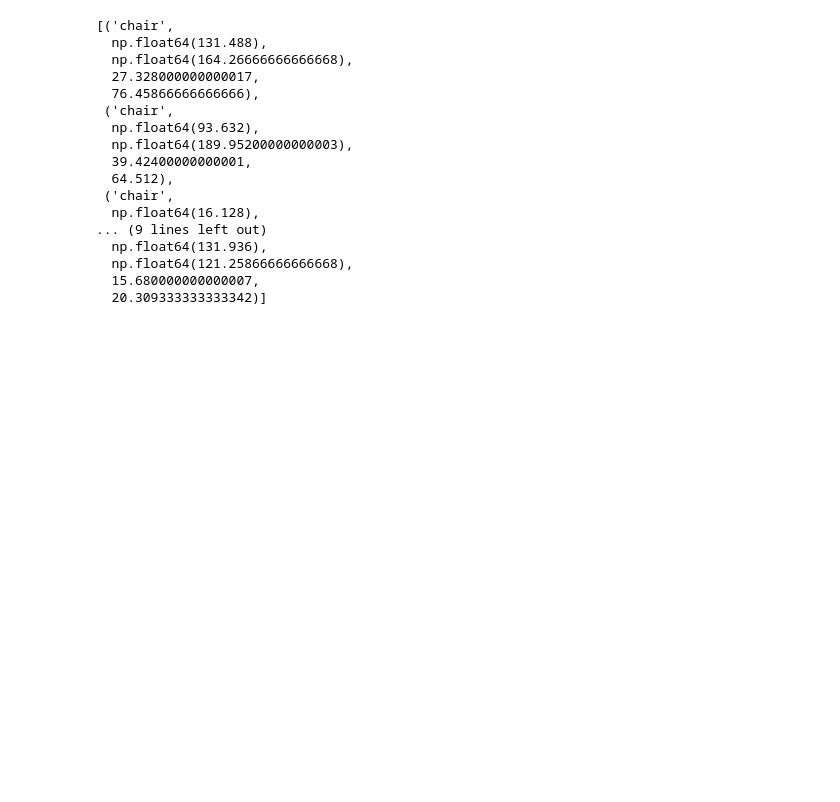
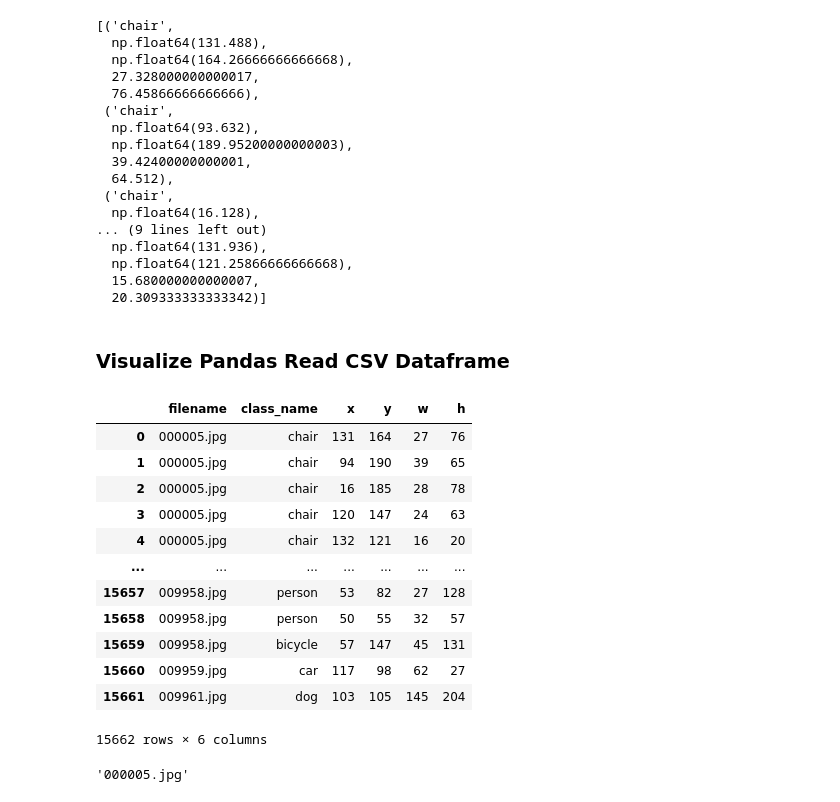
Before and after one commit to Nikhil-Spatial/DetectorV1, a Jupyter notebook: notebooks/02_cleaner_data_exploration.ipynb, the cells around one changed output. Saved outputs shown, nothing was run; the diff lists cells and outputs as text; code cells hidden in the pictures; blank space fills up the shorter version.

```diff
--- a/notebooks/02_cleaner_data_exploration.ipynb
+++ b/notebooks/02_cleaner_data_exploration.ipynb
@@ -83,3 +83,30 @@ objects
   np.float64(121.25866666666668),
   15.680000000000007,
   20.309333333333342)]
+# %% [markdown]
+### Visualize Pandas Read CSV Dataframe
+# %%
+import pandas as pd
+
+annotations_file = Path("../data/preprocessed/trainval/annotations.csv")
+df = pd.read_csv(annotations_file)
+
+df
+# %% [output]
+|  | filename | class_name | x | y | w | h |
+| 0 | 000005.jpg | chair | 131 | 164 | 27 | 76 |
+| 1 | 000005.jpg | chair | 94 | 190 | 39 | 65 |
+| 2 | 000005.jpg | chair | 16 | 185 | 28 | 78 |
+| 3 | 000005.jpg | chair | 120 | 147 | 24 | 63 |
+| 4 | 000005.jpg | chair | 132 | 121 | 16 | 20 |
+| ... | ... | ... | ... | ... | ... | ... |
+| 15657 | 009958.jpg | person | 53 | 82 | 27 | 128 |
+| 15658 | 009958.jpg | person | 50 | 55 | 32 | 57 |
+| 15659 | 009958.jpg | bicycle | 57 | 147 | 45 | 131 |
+| 15660 | 009959.jpg | car | 117 | 98 | 62 | 27 |
+| 15661 | 009961.jpg | dog | 103 | 105 | 145 | 204 |
+15662 rows × 6 columns
+# %%
+df.iloc[0].filename
+# %% [output]
+'000005.jpg'
```
Also changed, not shown: parts of 9 cells of this notebook, 3 other files.
